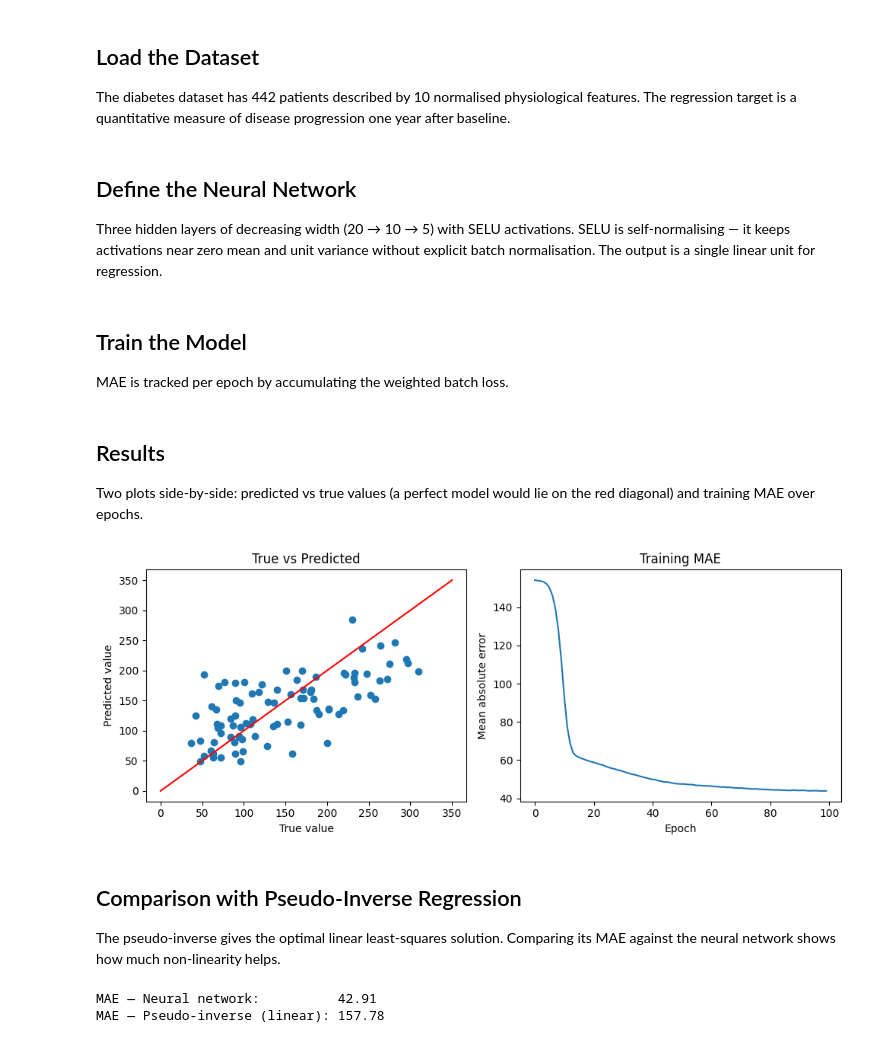
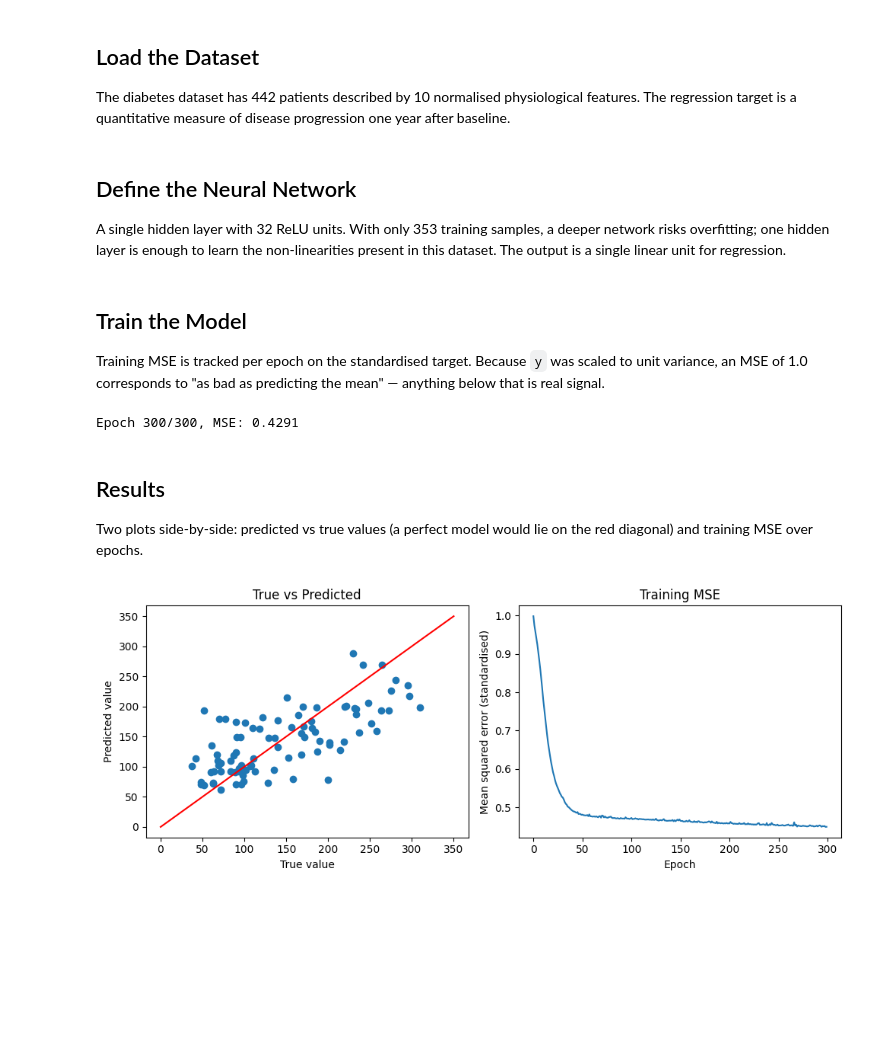
Before and after one commit to Riccaraccio/Data-Science, a Jupyter notebook: practicals/08-Neural Networks/NN-Diabetes.ipynb, the cells around one changed output. Saved outputs shown, nothing was run; the diff lists cells and outputs as text; code cells hidden in the pictures; blank space fills up the shorter version.

```diff
--- a/practicals/08-Neural Networks/NN-Diabetes.ipynb
+++ b/practicals/08-Neural Networks/NN-Diabetes.ipynb
@@ -31,33 +31,37 @@ X_test_t  = torch.tensor(X_test,  dtype=torch.float32)
 y_train_t = torch.tensor(y_train, dtype=torch.float32).unsqueeze(1)
 y_test_t  = torch.tensor(y_test,  dtype=torch.float32).unsqueeze(1)
 
-train_loader = DataLoader(TensorDataset(X_train_t, y_train_t), batch_size=16, shuffle=True)
+# Standardise the target so the network learns a zero-mean, unit-variance signal.
+y_mean = y_train_t.mean()
+y_std  = y_train_t.std()
+y_train_n = (y_train_t - y_mean) / y_std
+
+train_loader = DataLoader(TensorDataset(X_train_t, y_train_n), batch_size=16, shuffle=True)
 # %% [markdown]
 ## Define the Neural Network
 
-Three hidden layers of decreasing width (20 → 10 → 5) with SELU activations.
-SELU is self-normalising — it keeps activations near zero mean and unit variance
-without explicit batch normalisation. The output is a single linear unit for regression.
+A single hidden layer with 32 ReLU units. With only 353 training samples,
+a deeper network risks overfitting; one hidden layer is enough to learn
+the non-linearities present in this dataset. The output is a single linear
+unit for regression.
 # %%
 net = nn.Sequential(
-    nn.Linear(X_train.shape[1], 20),
-    nn.SELU(),
-    nn.Linear(20, 10),
-    nn.SELU(),
-    nn.Linear(10, 5),
-    nn.SELU(),
-    nn.Linear(5, 1),
+    nn.Linear(X_train.shape[1], 32),
+    nn.ReLU(),
+    nn.Linear(32, 1),
 )
 
-criterion = nn.L1Loss()
+criterion = nn.MSELoss()
 optimizer = torch.optim.Adam(net.parameters())
 # %% [markdown]
 ## Train the Model
 
-MAE is tracked per epoch by accumulating the weighted batch loss.
+Training MSE is tracked per epoch on the standardised target. Because `y` was
+scaled to unit variance, an MSE of 1.0 corresponds to "as bad as predicting the
+mean" — anything below that is real signal.
 # %%
-n_epochs = 100
-history_mae = []
+n_epochs = 300
+history_mse = []
 n_train = len(X_train_t)
 
 for epoch in range(n_epochs):
@@ -70,48 +74,35 @@ for epoch in range(n_epochs):
         loss.backward()
         optimizer.step()
         epoch_loss += loss.item() * len(y_batch)
-    history_mae.append(epoch_loss / n_train)
+    print(f"Epoch {epoch+1}/{n_epochs}, MSE: {epoch_loss / n_train:.4f}", end="\r")
+    history_mse.append(epoch_loss / n_train)
+# %% [output]
+Epoch 300/300, MSE: 0.4291
 # %% [markdown]
 ## Results
 
 Two plots side-by-side: predicted vs true values (a perfect model would lie on the red diagonal)
-and training MAE over epochs.
+and training MSE over epochs.
 # %%
 net.eval()
 with torch.no_grad():
-    y_pred = net(X_test_t).numpy()
+    # Un-standardise: network learned in normalised space, plot in original units.
+    y_pred = (net(X_test_t) * y_std + y_mean).numpy()
 
 fig, ax = plt.subplots(1, 2, figsize=(10, 4))
 
 ax[0].plot(y_test, y_pred, 'o')
 ax[0].plot([0, 350], [0, 350], 'r-')
 ax[0].set_xlabel('True value')
 ax[0].set_ylabel('Predicted value')
 ax[0].set_title('True vs Predicted')
 
-ax[1].plot(history_mae)
-ax[1].set_title('Training MAE')
-ax[1].set_ylabel('Mean absolute error')
+ax[1].plot(history_mse)
+ax[1].set_title('Training MSE')
+ax[1].set_ylabel('Mean squared error (standardised)')
 ax[1].set_xlabel('Epoch')
 
 plt.tight_layout()
 plt.show()
 # %% [output]
-[figure, old version]
+[figure, new version]
-# %% [markdown]
-## Comparison with Pseudo-Inverse Regression
-
-The pseudo-inverse gives the optimal linear least-squares solution.
-Comparing its MAE against the neural network shows how much non-linearity helps.
-# %%
-with torch.no_grad():
-    mae_nn = criterion(net(X_test_t), y_test_t).item()
-
-w = np.linalg.pinv(X_train) @ y_train
-mae_pinv = np.mean(np.abs(y_test - X_test @ w))
-
-print(f"MAE — Neural network:          {mae_nn:.2f}")
-print(f"MAE — Pseudo-inverse (linear): {mae_pinv:.2f}")
-# %% [output]
-MAE — Neural network:          42.91
-MAE — Pseudo-inverse (linear): 157.78
```
Also changed, not shown: parts of 1 cell of this notebook.
